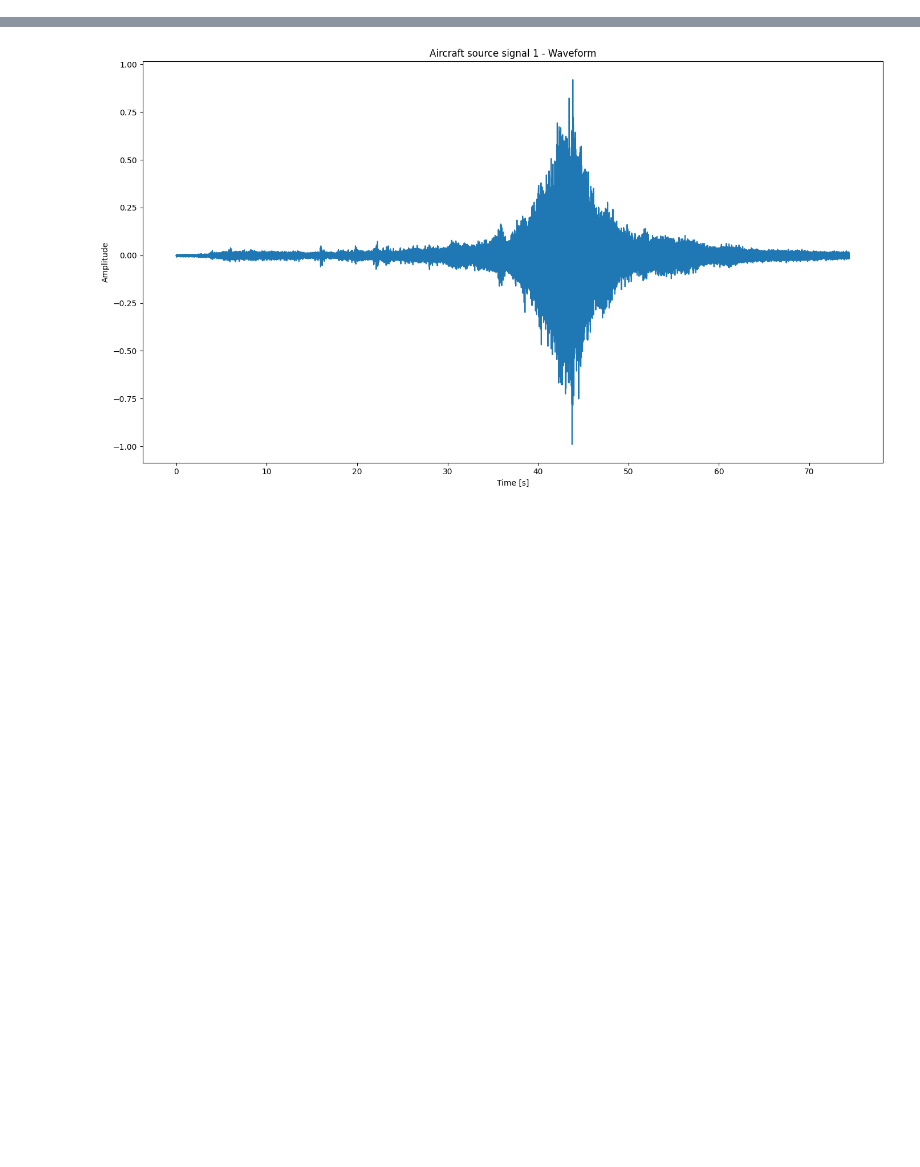
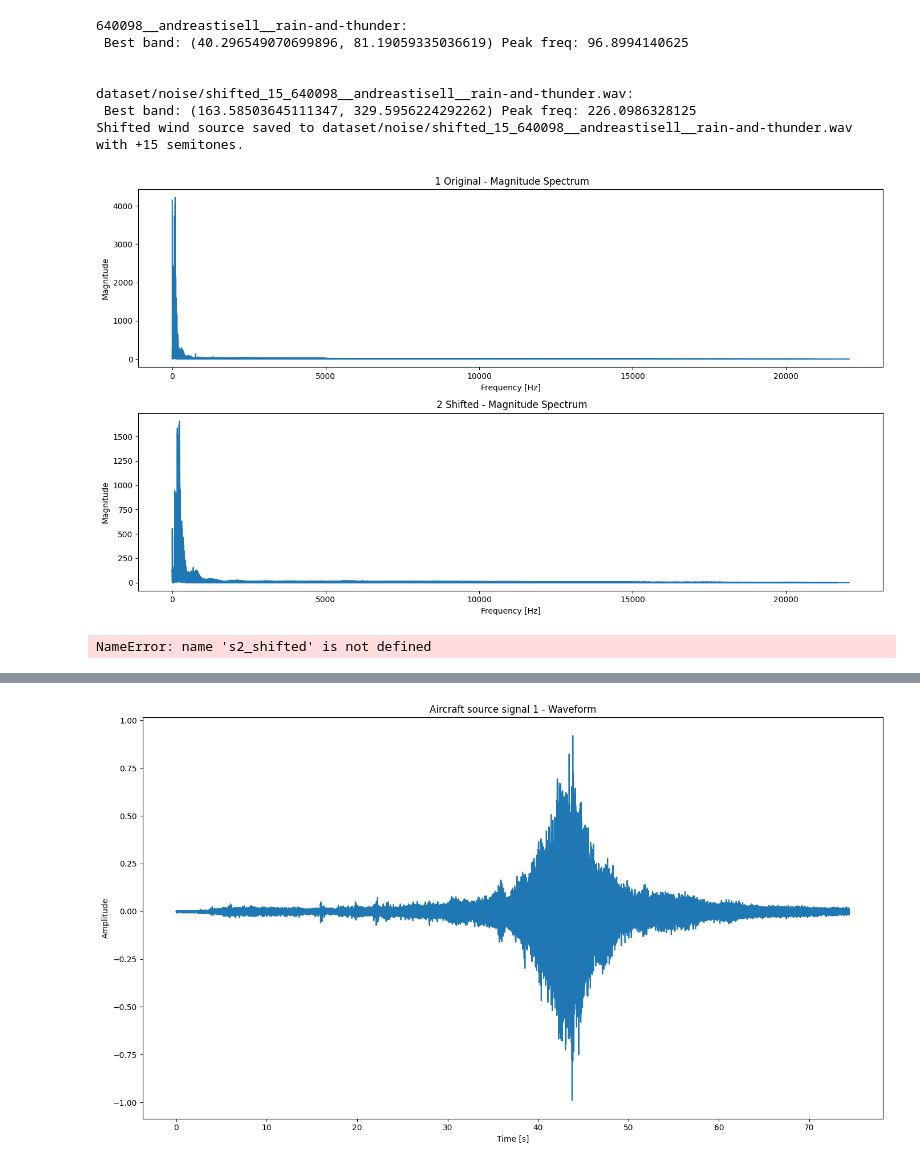
Before and after one commit to ingeborgborhaug/sound-event-detection-aircrafts, a Jupyter notebook: synthetic_data_generation.ipynb, the cells around one changed output, grey strips where cells are left out. Drawn from its saved outputs; the diff is of its cells as text; code cells hidden in the pictures; blank space fills up the shorter version.

```diff
--- a/synthetic_data_generation.ipynb
+++ b/synthetic_data_generation.ipynb
@@ -196 +279,46 @@ Best band ch1: (167.79706860217857, 340.95926336153053) Peak freq: 281.25
+# %%
+# Shift the frequencies of noise similar to the aircraft sources
+
+wav_name = "640098__andreastisell__rain-and-thunder"
+s2, sr2 = noise_vars[wav_name]     # original wind
+
+res2 = most_powerful_band(s2, sr2)  # signals shape (2, 1488000)
+print("\n")
+print(f"{wav_name}: \n Best band:", res2["best_band_per_channel"][0], "Peak freq:", res2["peak_freq_per_channel"][0] )
+
+n_steps = 15
+s2_shifted = librosa.effects.pitch_shift(y=s2, sr=sr2, n_steps=n_steps)
+new_wav_name = f'shifted_{n_steps}_{wav_name}'
+save_to_path = f'dataset/noise/{new_wav_name}.wav'
+sf.write(save_to_path, s2_shifted, sr2)
+
+res2 = most_powerful_band(s2_shifted, sr2)  # signals shape (2, 1488000)
+print("\n")
+print(f"{save_to_path}: \n Best band:", res2["best_band_per_channel"][0], "Peak freq:", res2["peak_freq_per_channel"][0] )
+
+print(f'Shifted wind source saved to {save_to_path} with +{n_steps} semitones.')
+
+s2_array = np.vstack([s2[np.newaxis, :], s2_shifted[np.newaxis, :]])
+titles = ["Original", "Shifted"]
+plot_fft(s2_array.transpose(), sr2, "", titles=titles)
+# %% [output]
+640098__andreastisell__rain-and-thunder:
+ Best band: (40.296549070699896, 81.19059335036619) Peak freq: 96.8994140625
+
+
+dataset/noise/shifted_15_640098__andreastisell__rain-and-thunder.wav:
+ Best band: (163.58503645111347, 329.5956224292262) Peak freq: 226.0986328125
+Shifted wind source saved to dataset/noise/shifted_15_640098__andreastisell__rain-and-thunder.wav with +15 semitones.
+[figure, new version]
+# %%
+# Switch signal with shifted version
+
+#del noise_vars[wav_name]
+noise_vars[new_wav_name] = (s2_shifted, sr2)  # Update noise_vars with shifted signal
+
+print(f'Current noise signals used:')
+for key in noise_vars.keys():
+    print(f'{key} \n')
+# %% [output]
+NameError: name 's2_shifted' is not defined
 # %%
```
Also changed, not shown: parts of 8 cells of this notebook, 30 other files.
